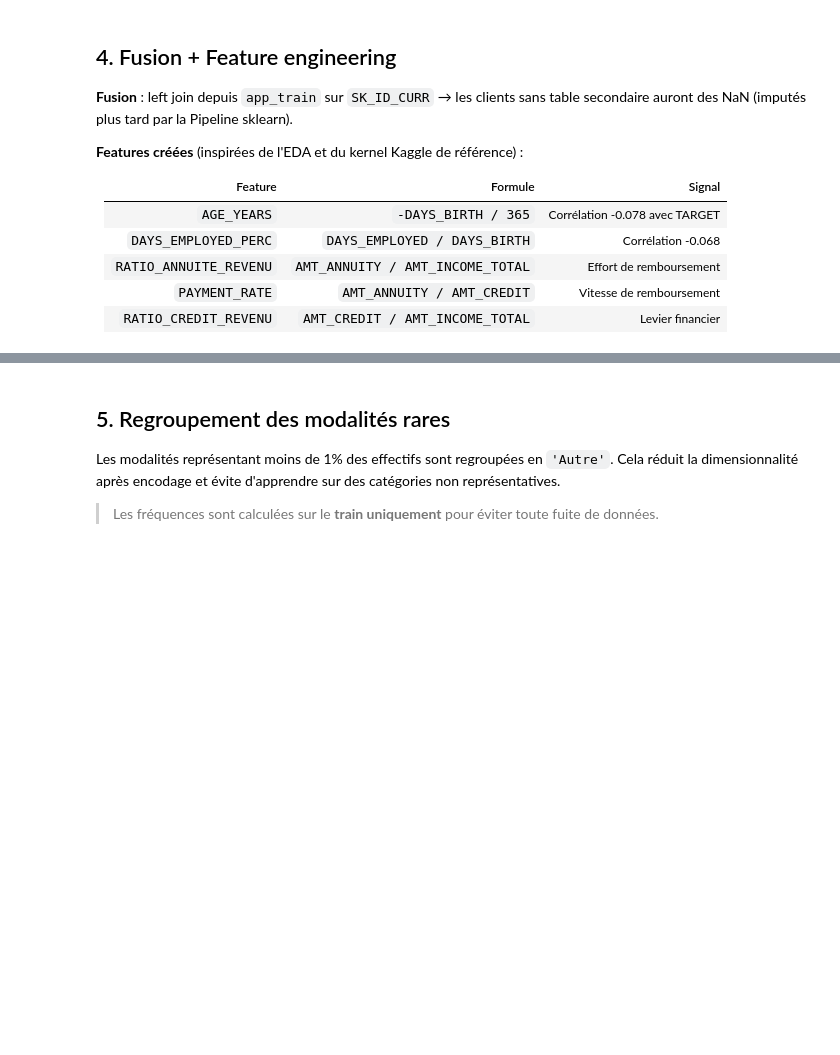
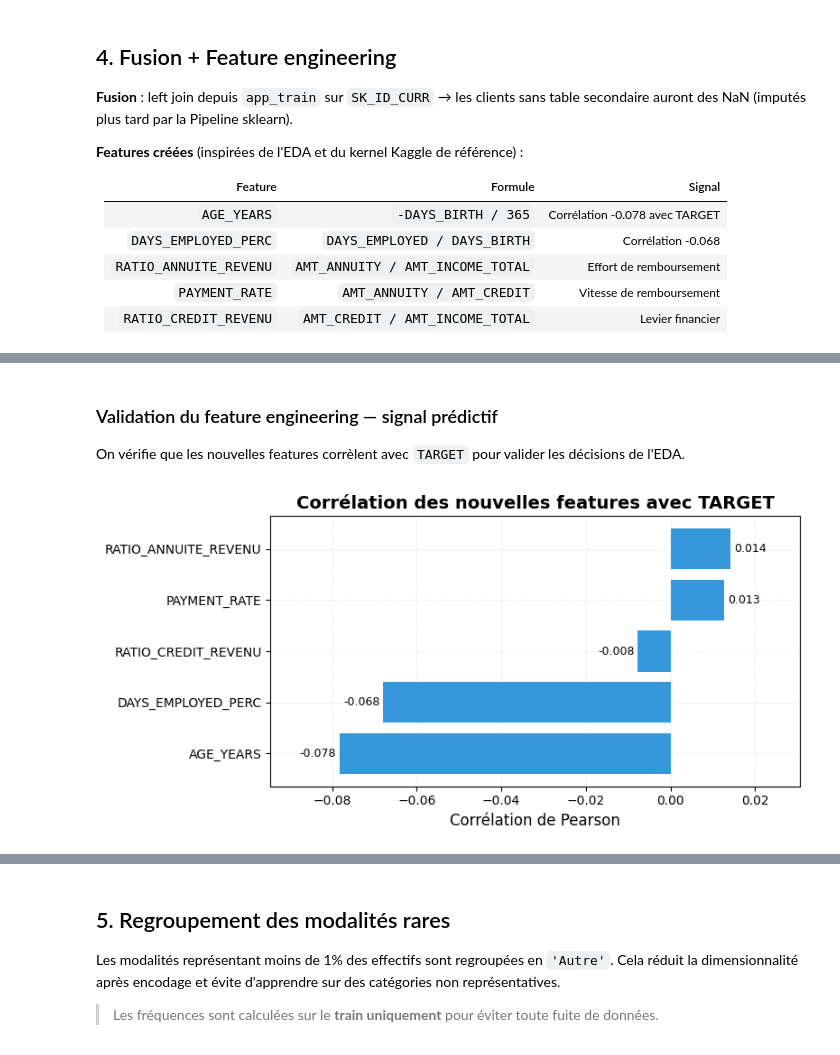
Before and after one commit to RaphaelRIVIERE/credit-scoring-mlops, a Jupyter notebook: notebooks/2_preprocessing.ipynb, the cells around one changed output, grey strips where cells are left out. Saved outputs shown, nothing was run; the diff lists cells and outputs as text; code cells hidden in the pictures; blank space fills up the shorter version.

```diff
--- a/notebooks/2_preprocessing.ipynb
+++ b/notebooks/2_preprocessing.ipynb
@@ -161,3 +211,23 @@ Shape après feature engineering : (307511, 113)
 | 50% | 43.151 | 0.119 | 0.163 | 0.050 | 3.265 |
 | 75% | 53.923 | 0.219 | 0.229 | 0.064 | 5.160 |
 | max | 69.121 | 0.729 | 1.876 | 0.124 | 84.737 |
+# %% [markdown]
+### Validation du feature engineering — signal prédictif
+
+On vérifie que les nouvelles features corrèlent avec `TARGET` pour valider les décisions de l'EDA.
+# %%
+corr = (train[nouvelles_features + ['TARGET']]
+        .corr()['TARGET']
+        .drop('TARGET')
+        .reset_index()
+        .rename(columns={'index': 'feature', 'TARGET': 'corrélation'}))
+
+fig, ax = plt.subplots(figsize=(8, 4))
+create_barh(corr, ax, x='corrélation', y='feature',
+    title='Corrélation des nouvelles features avec TARGET',
+    xlabel='Corrélation de Pearson',
+    fmt='{:.3f}')
+plt.tight_layout()
+plt.show()
+# %% [output]
+[figure, added]
```
Also changed, not shown: parts of 19 cells of this notebook, 3 other files.
